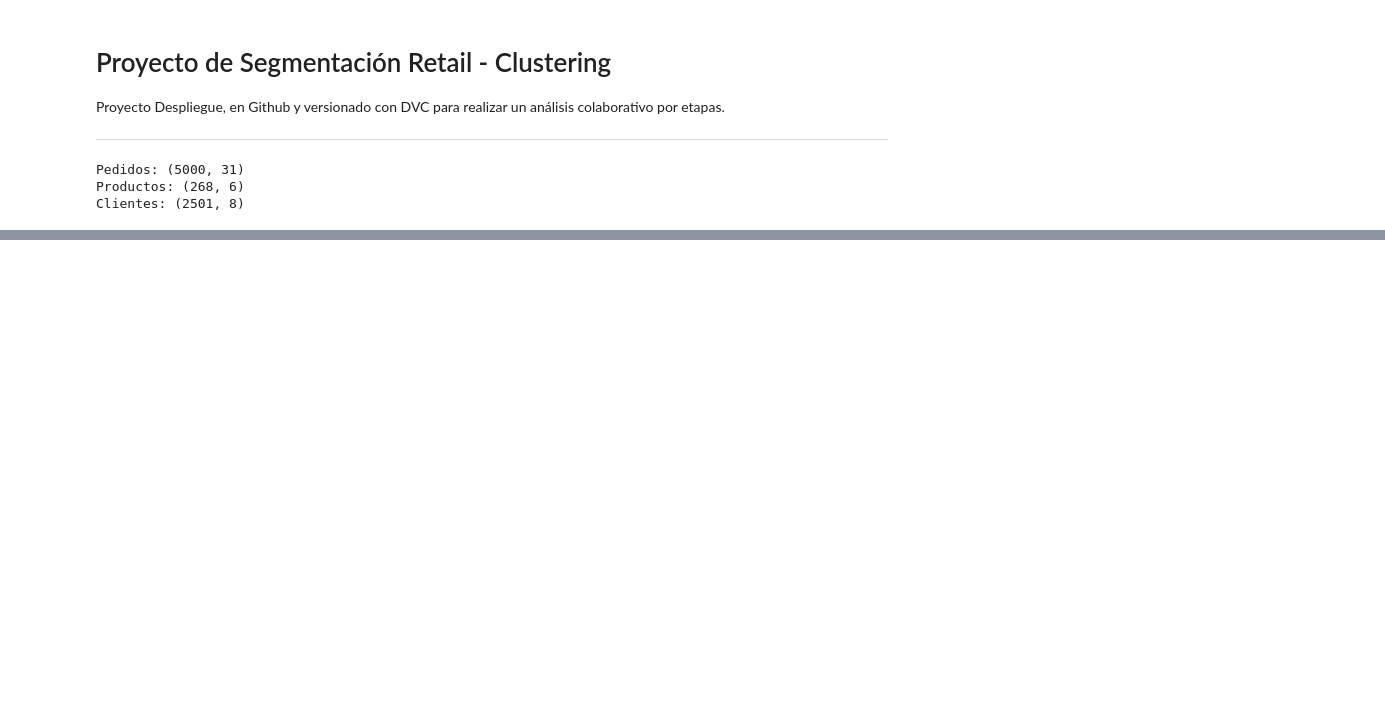
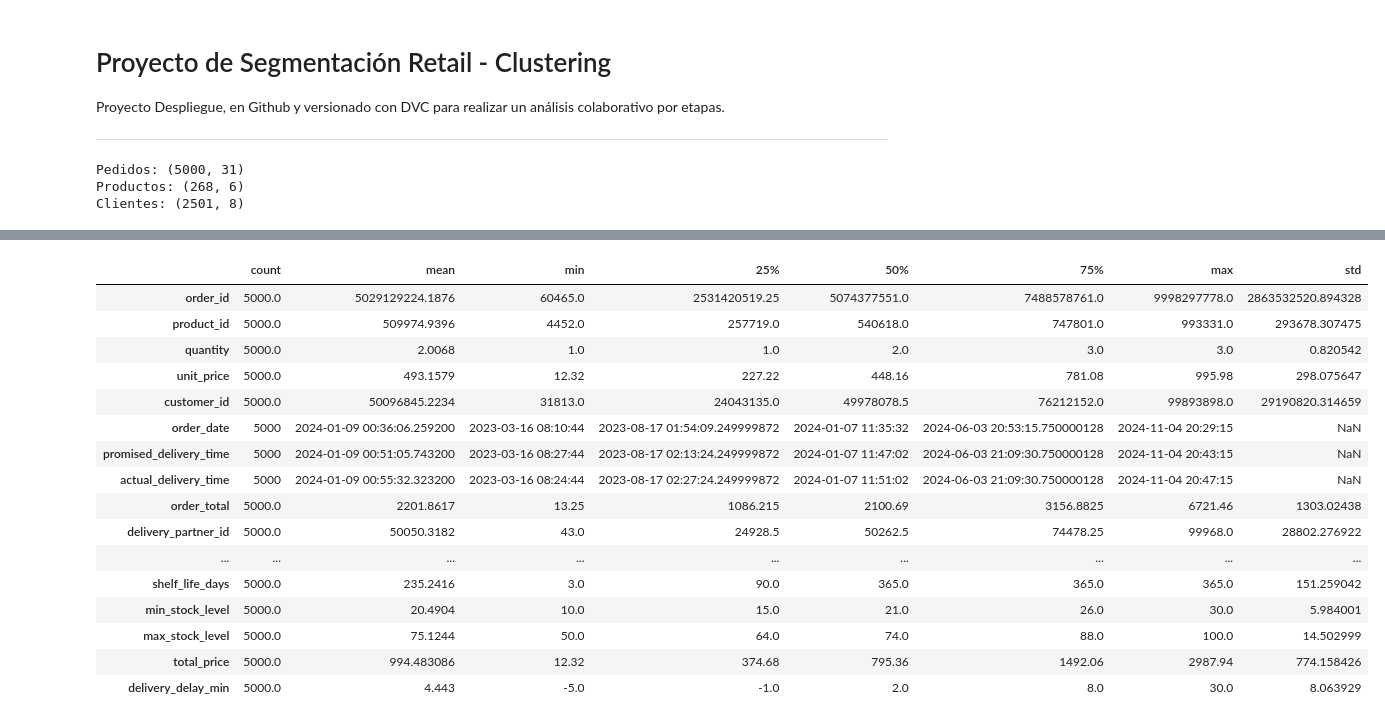
Before and after one commit to sharoncb96/Proyecto_despliegue, a Jupyter notebook: notebooks/Proyecto_Clustering.ipynb, the cells around one changed output, grey strips where cells are left out. Cells and saved outputs as stored; diff of their text form; code cells hidden in the pictures; blank space fills up the shorter version.

```diff
--- a/notebooks/Proyecto_Clustering.ipynb
+++ b/notebooks/Proyecto_Clustering.ipynb
@@ -32,0 +87,20 @@ Clientes: (2501, 8)
+# %%
+display(pedidos.describe().T)
+# %% [output]
+|  | count | mean | min | 25% | 50% | 75% | max | std |
+| order_id | 5000.0 | 5029129224.1876 | 60465.0 | 2531420519.25 | 5074377551.0 | 7488578761.0 | 9998297778.0 | 2863532520.894328 |
+| product_id | 5000.0 | 509974.9396 | 4452.0 | 257719.0 | 540618.0 | 747801.0 | 993331.0 | 293678.307475 |
+| quantity | 5000.0 | 2.0068 | 1.0 | 1.0 | 2.0 | 3.0 | 3.0 | 0.820542 |
+| unit_price | 5000.0 | 493.1579 | 12.32 | 227.22 | 448.16 | 781.08 | 995.98 | 298.075647 |
+| customer_id | 5000.0 | 50096845.2234 | 31813.0 | 24043135.0 | 49978078.5 | 76212152.0 | 99893898.0 | 29190820.314659 |
+| order_date | 5000 | 2024-01-09 00:36:06.259200 | 2023-03-16 08:10:44 | 2023-08-17 01:54:09.249999872 | 2024-01-07 11:35:32 | 2024-06-03 20:53:15.750000128 | 2024-11-04 20:29:15 | NaN |
+| promised_delivery_time | 5000 | 2024-01-09 00:51:05.743200 | 2023-03-16 08:27:44 | 2023-08-17 02:13:24.249999872 | 2024-01-07 11:47:02 | 2024-06-03 21:09:30.750000128 | 2024-11-04 20:43:15 | NaN |
+| actual_delivery_time | 5000 | 2024-01-09 00:55:32.323200 | 2023-03-16 08:24:44 | 2023-08-17 02:27:24.249999872 | 2024-01-07 11:51:02 | 2024-06-03 21:09:30.750000128 | 2024-11-04 20:47:15 | NaN |
+| order_total | 5000.0 | 2201.8617 | 13.25 | 1086.215 | 2100.69 | 3156.8825 | 6721.46 | 1303.02438 |
+| delivery_partner_id | 5000.0 | 50050.3182 | 43.0 | 24928.5 | 50262.5 | 74478.25 | 99968.0 | 28802.276922 |
+| ... | ... | ... | ... | ... | ... | ... | ... | ... |
+| shelf_life_days | 5000.0 | 235.2416 | 3.0 | 90.0 | 365.0 | 365.0 | 365.0 | 151.259042 |
+| min_stock_level | 5000.0 | 20.4904 | 10.0 | 15.0 | 21.0 | 26.0 | 30.0 | 5.984001 |
+| max_stock_level | 5000.0 | 75.1244 | 50.0 | 64.0 | 74.0 | 88.0 | 100.0 | 14.502999 |
+| total_price | 5000.0 | 994.483086 | 12.32 | 374.68 | 795.36 | 1492.06 | 2987.94 | 774.158426 |
+| delivery_delay_min | 5000.0 | 4.443 | -5.0 | -1.0 | 2.0 | 8.0 | 30.0 | 8.063929 |
```
Also changed, not shown: parts of 8 cells of this notebook.
